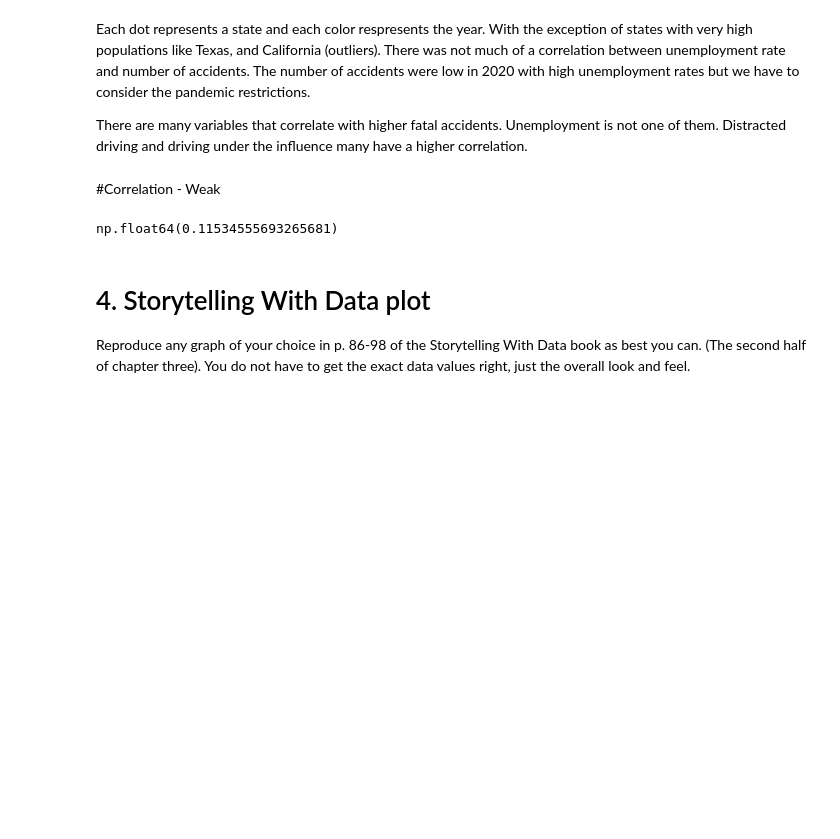
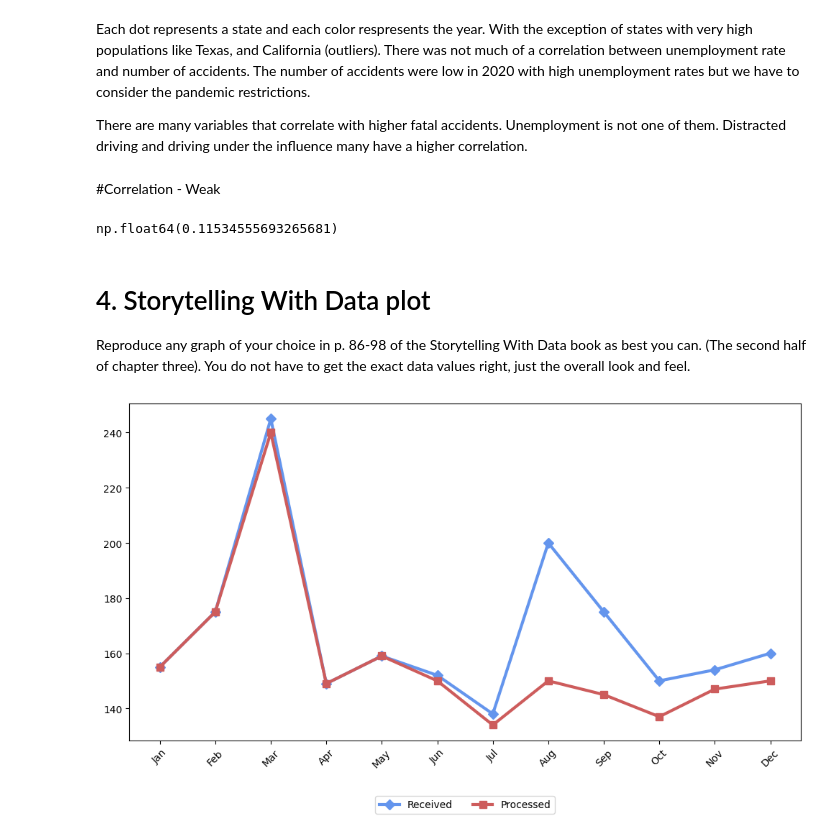
Before and after one commit to manningdbu/OMDS-ModB2-Week-5-6-7-Manning-Diana-, a Jupyter notebook: Week6.ipynb, the cells around one changed output. Saved outputs shown, nothing was run; the diff lists cells and outputs as text; code cells hidden in the pictures; blank space fills up the shorter version.

```diff
--- a/Week6.ipynb
+++ b/Week6.ipynb
@@ -139,3 +139,30 @@ np.float64(0.11534555693265681)
 # 4. Storytelling With Data plot
 
 Reproduce any graph of your choice in p. 86-98 of the Storytelling With Data book as best you can.  (The second half of chapter three).  You do not have to get the exact data values right, just the overall look and feel.
+# %%
+import numpy as np
+import matplotlib.pyplot as plt
+
+months = np.arange(1,13)
+
+month_names = ["Jan", "Feb", "Mar", "Apr", "May", "Jun",
+               "Jul", "Aug", "Sep", "Oct", "Nov", "Dec"]
+
+received = [155, 175, 245, 149, 159, 152, 138, 200, 175, 150, 154, 160]
+processed =[155, 175, 240, 149, 159, 150, 134, 150, 145, 137, 147, 150]
+
+plt.figure(figsize=(10,6))
+
+plt.plot(months, received,color='cornflowerblue',linewidth=3, marker='D',markersize=7,label='Received')
+plt.plot(months, processed,color='indianred',linewidth=3,marker='s',markersize=7,label='Processed')
+plt.xticks(months, month_names, rotation=45)
+
+#plt.xlabel("Month")
+#plt.ylabel("Number of Requests")
+#plt.title("Monthly Requests Received vs Processed")
+plt.legend(loc='upper center', bbox_to_anchor=(0.5, -0.15), ncol=2)
+
+plt.tight_layout()
+plt.show()
+# %% [output]
+[figure, added]
```
